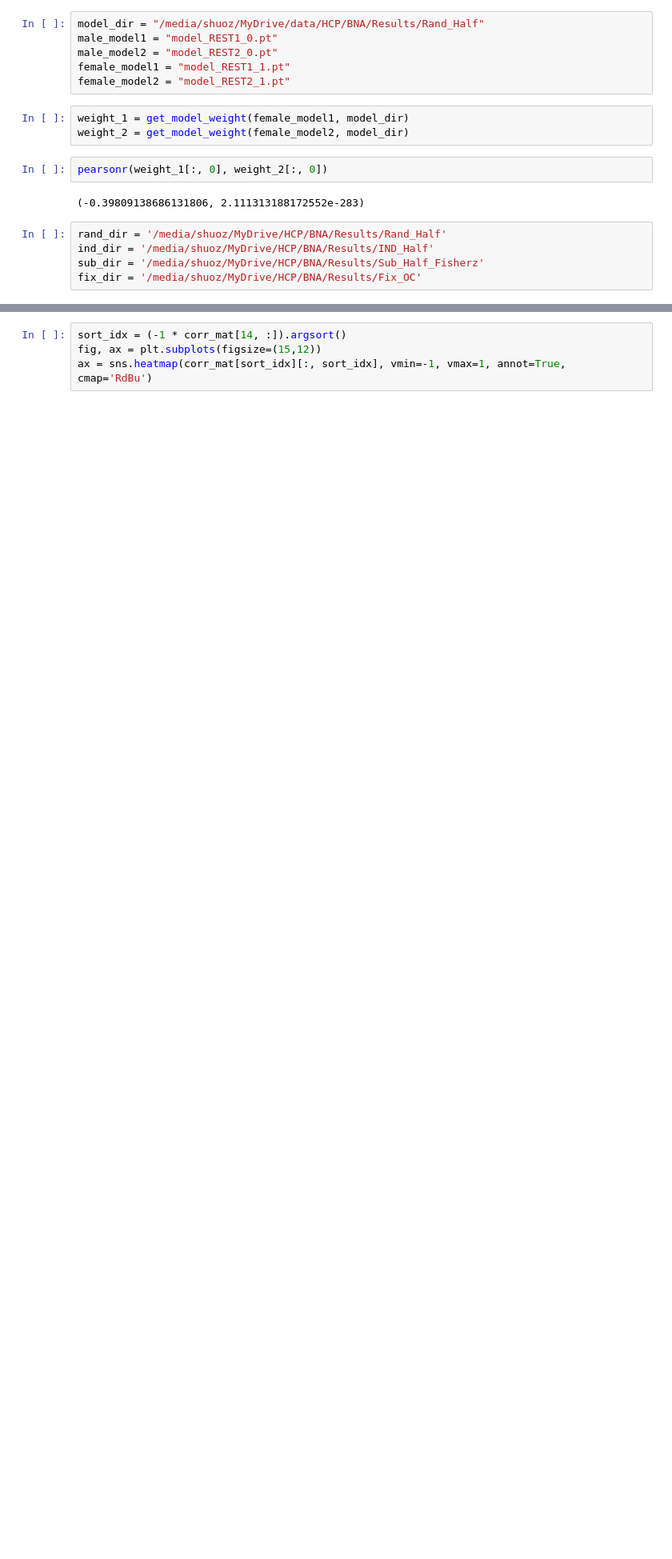
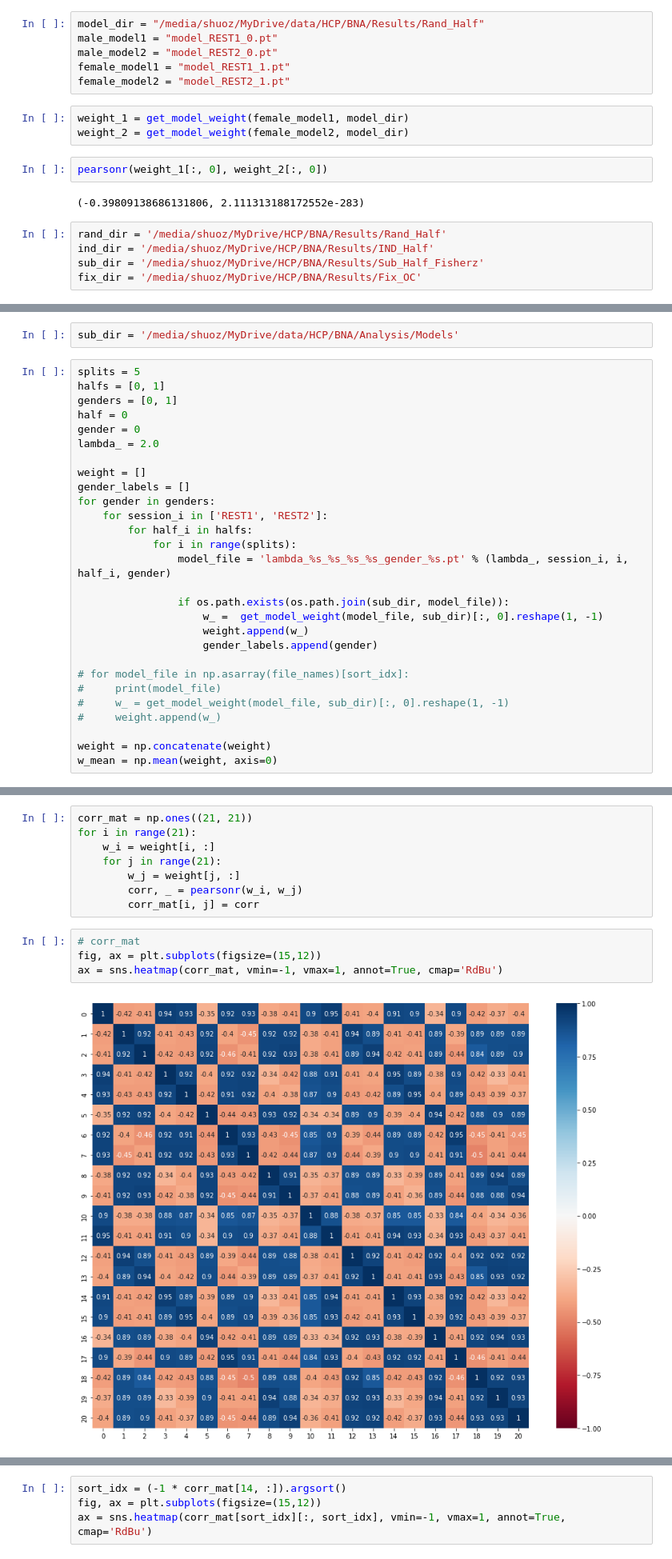
Before and after one commit to shuo-zhou/GSDA-Lateralization, a Jupyter notebook: Model Analysis.ipynb, the cells around one changed output, grey strips where cells are left out. Shown: that part at 80% size. Cells and saved outputs as stored; diff of their text form; blank space fills up the shorter version.

```diff
--- a/Model Analysis.ipynb
+++ b/Model Analysis.ipynb
@@ -304,0 +305,30 @@ sub_dir = '/media/shuoz/MyDrive/HCP/BNA/Results/Sub_Half'
+# %%
+sub_dir = '/media/shuoz/MyDrive/data/HCP/BNA/Analysis/Models'
+# %%
+splits = 5
+halfs = [0, 1]
+genders = [0, 1]
+half = 0
+gender = 0
+lambda_ = 2.0
+
+weight = []
+gender_labels = []
+for gender in genders:
+    for session_i in ['REST1', 'REST2']:
+        for half_i in halfs:
+            for i in range(splits):
+                model_file = 'lambda_%s_%s_%s_%s_gender_%s.pt' % (lambda_, session_i, i, half_i, gender)
+
+                if os.path.exists(os.path.join(sub_dir, model_file)):
+                    w_ =  get_model_weight(model_file, sub_dir)[:, 0].reshape(1, -1)
+                    weight.append(w_)
+                    gender_labels.append(gender)
+
+# for model_file in np.asarray(file_names)[sort_idx]:
+#     print(model_file)
+#     w_ = get_model_weight(model_file, sub_dir)[:, 0].reshape(1, -1)
+#     weight.append(w_)
+
+weight = np.concatenate(weight)
+w_mean = np.mean(weight, axis=0)
@@ -304,0 +364,14 @@ sub_dir = '/media/shuoz/MyDrive/HCP/BNA/Results/Sub_Half'
+# %%
+corr_mat = np.ones((21, 21))
+for i in range(21):
+    w_i = weight[i, :]
+    for j in range(21):
+        w_j = weight[j, :]
+        corr, _ = pearsonr(w_i, w_j)
+        corr_mat[i, j] = corr
+# %%
+# corr_mat
+fig, ax = plt.subplots(figsize=(15,12))
+ax = sns.heatmap(corr_mat, vmin=-1, vmax=1, annot=True, cmap='RdBu')
+# %% [output]
+[figure, added]
```
Also changed, not shown: parts of 26 cells of this notebook, 4 other files.
